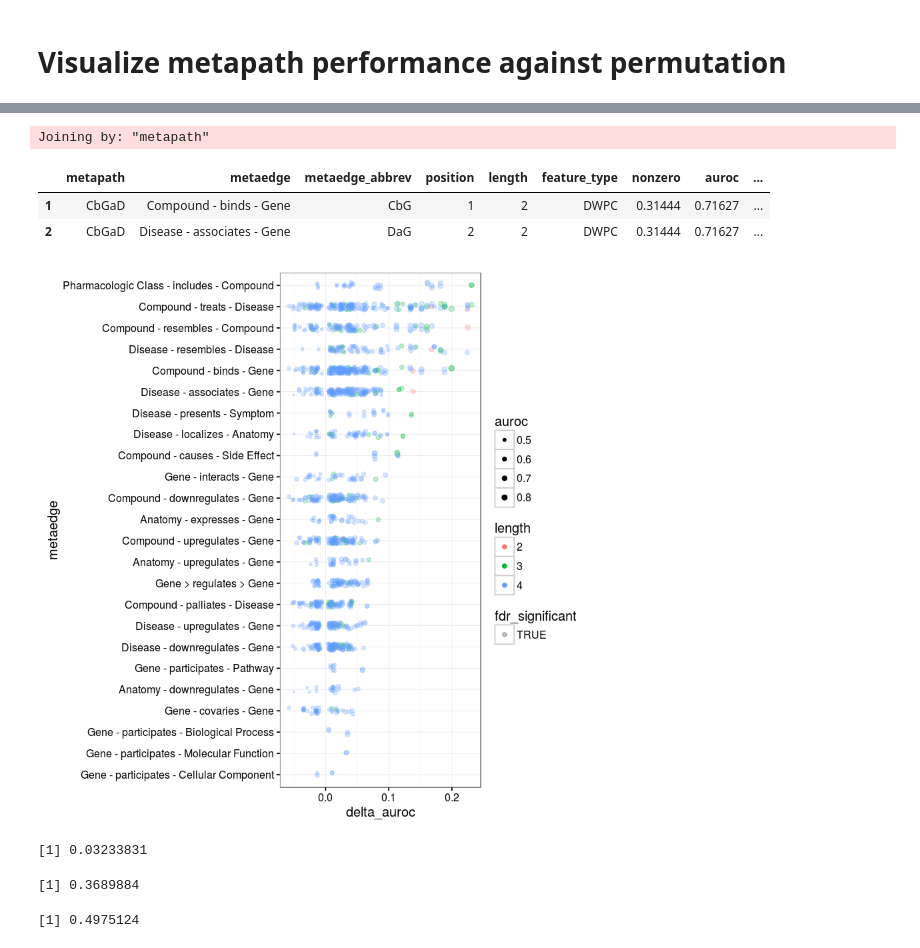
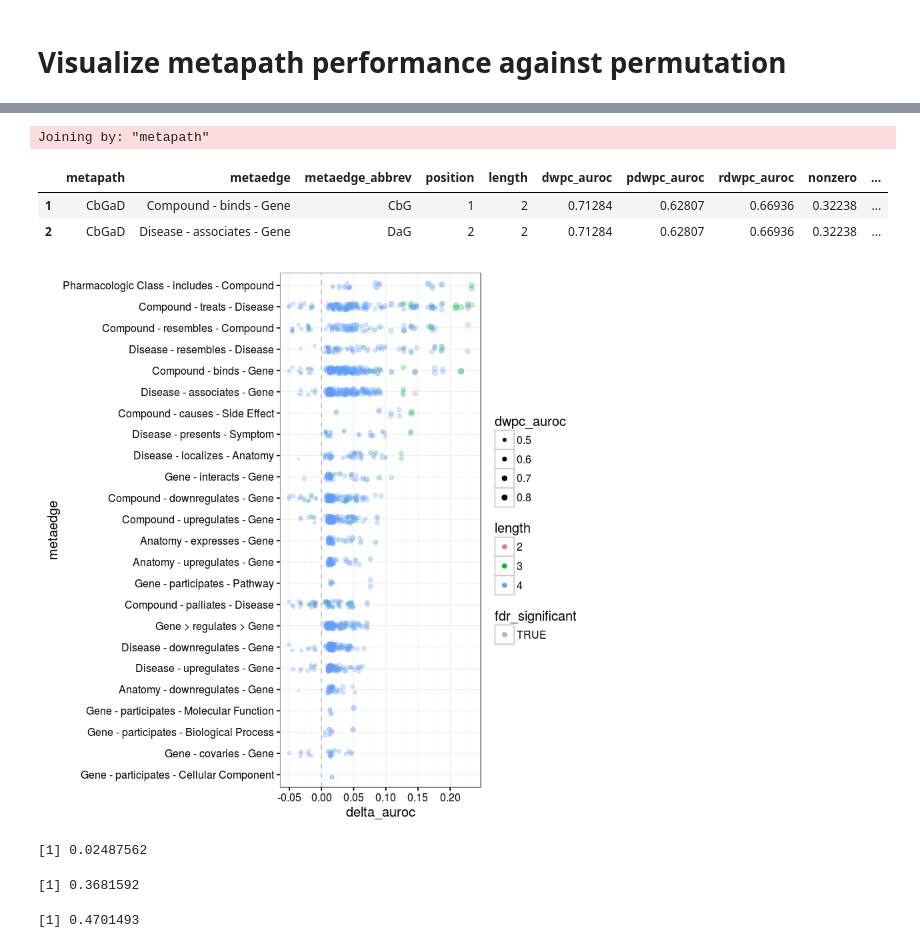
Before and after one commit to dhimmel/learn, a Jupyter notebook: all-features/6-rvisualize.ipynb, the cells around one changed output, grey strips where cells are left out. Drawn from its saved outputs; the diff is of its cells as text; code cells hidden in the pictures.

```diff
--- a/all-features/6-rvisualize.ipynb
+++ b/all-features/6-rvisualize.ipynb
@@ -3,9 +3,8 @@
 # %%
 library(dplyr, warn = FALSE)
 # %%
-auroc_df = readr::read_tsv('data/auroc.tsv') %>%
-  dplyr::mutate(fdr_significant = fdr_pval_auroc <= 0.05) %>%
-  dplyr::filter(feature_type == 'DWPC') %>%
-  dplyr::rename(metapath = feature)
+auroc_df = readr::read_tsv('data/feature-performance/auroc.tsv') %>%
+  dplyr::mutate(fdr_delta_auroc = p.adjust(pval_delta_auroc, method = 'fdr')) %>%
+  dplyr::mutate(fdr_significant = fdr_delta_auroc <= 0.01)
 head(auroc_df, 2)
 # %% [output]
@@ -29,38 +26,39 @@ metaedge_df = readr::read_tsv('data/metaedge-in-metapath.tsv') %>%
 head(metaedge_df, 2)
 # %% [output]
 Joining by: "metapath"
-|  | metapath | metaedge | metaedge_abbrev | position | length | feature_type | nonzero | auroc | ... |
-| 1 | CbGaD | Compound - binds - Gene | CbG | 1 | 2 | DWPC | 0.31444 | 0.71627 | ... |
-| 2 | CbGaD | Disease - associates - Gene | DaG | 2 | 2 | DWPC | 0.31444 | 0.71627 | ... |
+|  | metapath | metaedge | metaedge_abbrev | position | length | dwpc_auroc | pdwpc_auroc | rdwpc_auroc | nonzero | ... |
+| 1 | CbGaD | Compound - binds - Gene | CbG | 1 | 2 | 0.71284 | 0.62807 | 0.66936 | 0.32238 | ... |
+| 2 | CbGaD | Disease - associates - Gene | DaG | 2 | 2 | 0.71284 | 0.62807 | 0.66936 | 0.32238 | ... |
 # %%
 metaedge_summary_df = metaedge_df %>%
   dplyr::group_by(metaedge) %>%
   dplyr::summarize(
-    max_auroc = max(auroc),
+    max_auroc = max(dwpc_auroc),
     max_delta_auroc = max(delta_auroc)
   ) %>%
   dplyr::arrange(max_delta_auroc)
 # %%
 metaedge_df %>%
   dplyr::filter(fdr_significant) %>%
   dplyr::mutate(length = as.character(length)) %>%
   ggplot2::ggplot(mapping = ggplot2::aes(x = delta_auroc, y = metaedge)) +
-  ggplot2::geom_jitter(mapping = ggplot2::aes(alpha = fdr_significant, color = length, size=auroc), height=0.4) +
+  ggplot2::geom_jitter(mapping = ggplot2::aes(alpha = fdr_significant, color = length, size=dwpc_auroc), height=0.4) +
   ggplot2::scale_y_discrete(limits = metaedge_summary_df$metaedge) +
   ggplot2::scale_alpha_manual(values=c('TRUE' = 0.25, 'FALSE' = 0.05)) +
   ggplot2::scale_size_continuous(range = c(0.5, 2)) +
-  ggplot2::theme_bw()
+  ggplot2::theme_bw() +
+  ggplot2::geom_vline(xintercept = 0.0, linetype='dashed', color='gray')
 # %% [output]
-[figure, old version]
+[figure, new version]
 # %%
-mean(p.adjust(p = auroc_df$pval_auroc, method = 'bonferroni') < 0.05)
+mean(p.adjust(p = auroc_df$pval_delta_auroc, method = 'bonferroni') < 0.01)
 # %% [output]
-[1] 0.03233831
+[1] 0.02487562
 # %%
-mean(auroc_df$fdr_pval_auroc < 0.05)
+mean(auroc_df$fdr_delta_auroc < 0.01)
 # %% [output]
-[1] 0.3689884
+[1] 0.3681592
 # %%
-mean(auroc_df$pval_auroc < 0.05)
+mean(auroc_df$pval_delta_auroc < 0.01)
 # %% [output]
-[1] 0.4975124
+[1] 0.4701493
```
Also changed, not shown: parts of 2 cells of this notebook, 4 other files.
